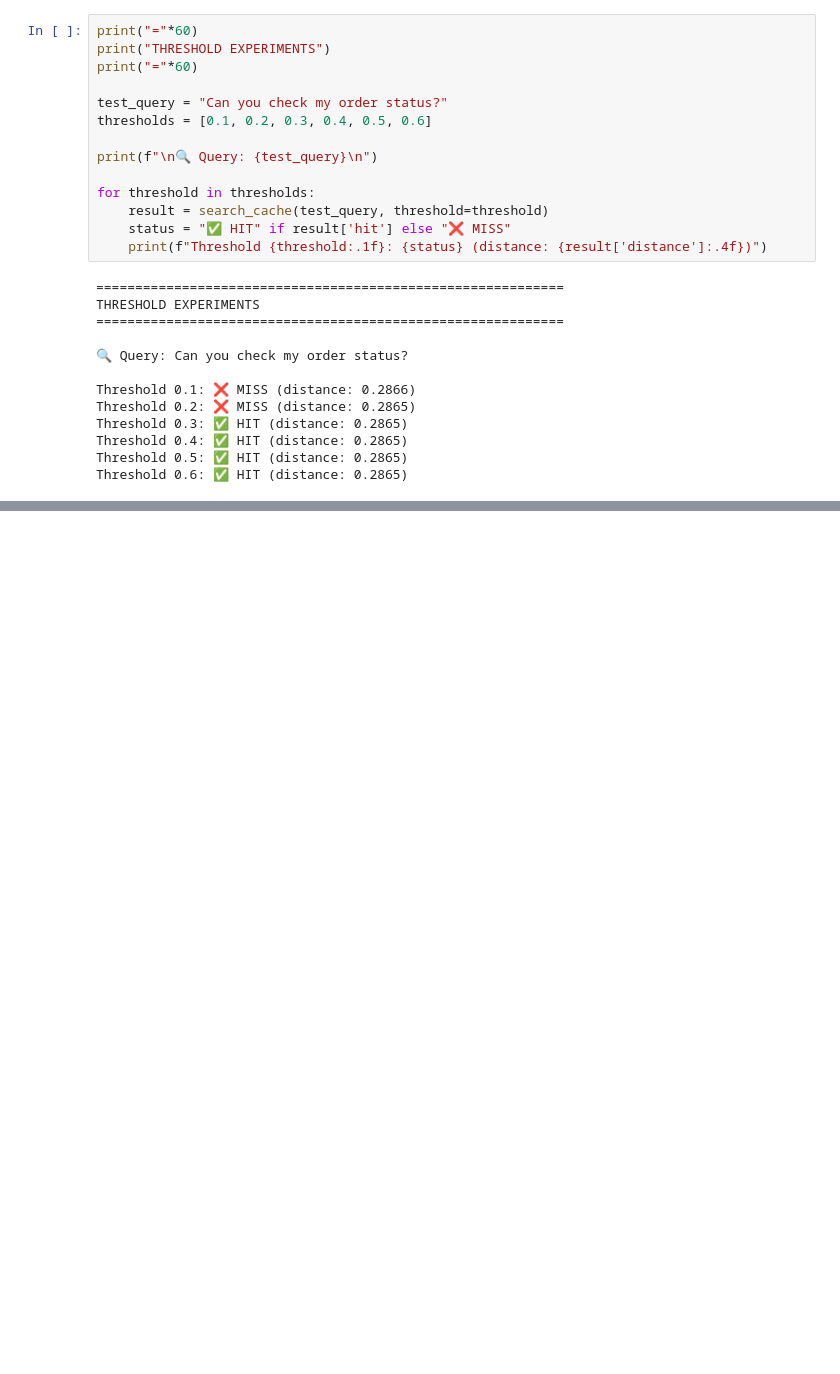
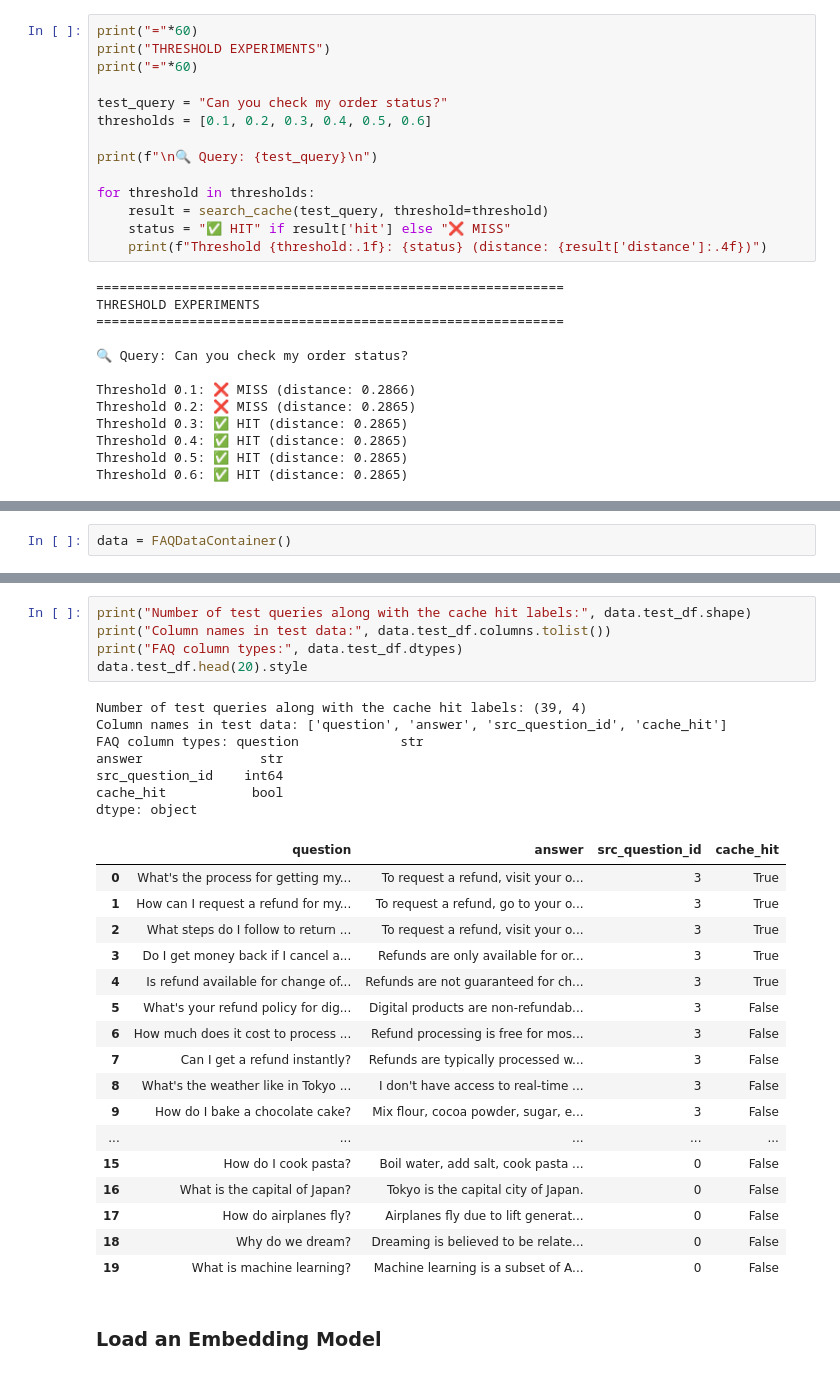
Before and after one commit to earlhansg/help-parcel, a Jupyter notebook: semantic_search.ipynb, the cells around one changed output, grey strips where cells are left out. Drawn from its saved outputs; the diff is of its cells as text; blank space fills up the shorter version.

Commit message:
load data and install opensource llm

```diff
--- a/semantic_search.ipynb
+++ b/semantic_search.ipynb
@@ -246,0 +355,2 @@ Threshold 0.6: ✅ HIT (distance: 0.2865)
+# %%
+data = FAQDataContainer()
@@ -246,0 +383,32 @@ Threshold 0.6: ✅ HIT (distance: 0.2865)
+# %%
+print("Number of test queries along with the cache hit labels:", data.test_df.shape)
+print("Column names in test data:", data.test_df.columns.tolist())
+print("FAQ column types:", data.test_df.dtypes)
+data.test_df.head(20).style
+# %% [output]
+Number of test queries along with the cache hit labels: (39, 4)
+Column names in test data: ['question', 'answer', 'src_question_id', 'cache_hit']
+FAQ column types: question             str
+answer               str
+src_question_id    int64
+cache_hit           bool
+dtype: object
+|  | question | answer | src_question_id | cache_hit |
+| 0 | What's the process for getting my... | To request a refund, visit your o... | 3 | True |
+| 1 | How can I request a refund for my... | To request a refund, go to your o... | 3 | True |
+| 2 | What steps do I follow to return ... | To request a refund, visit your o... | 3 | True |
+| 3 | Do I get money back if I cancel a... | Refunds are only available for or... | 3 | True |
+| 4 | Is refund available for change of... | Refunds are not guaranteed for ch... | 3 | True |
+| 5 | What's your refund policy for dig... | Digital products are non-refundab... | 3 | False |
+| 6 | How much does it cost to process ... | Refund processing is free for mos... | 3 | False |
+| 7 | Can I get a refund instantly? | Refunds are typically processed w... | 3 | False |
+| 8 | What's the weather like in Tokyo ... | I don't have access to real-time ... | 3 | False |
+| 9 | How do I bake a chocolate cake? | Mix flour, cocoa powder, sugar, e... | 3 | False |
+| ... | ... | ... | ... | ... |
+| 15 | How do I cook pasta? | Boil water, add salt, cook pasta ... | 0 | False |
+| 16 | What is the capital of Japan? | Tokyo is the capital city of Japan. | 0 | False |
+| 17 | How do airplanes fly? | Airplanes fly due to lift generat... | 0 | False |
+| 18 | Why do we dream? | Dreaming is believed to be relate... | 0 | False |
+| 19 | What is machine learning? | Machine learning is a subset of A... | 0 | False |
+# %% [markdown]
+### **Load an Embedding Model**
```
Also changed, not shown: parts of 13 cells of this notebook, 2 other files.
